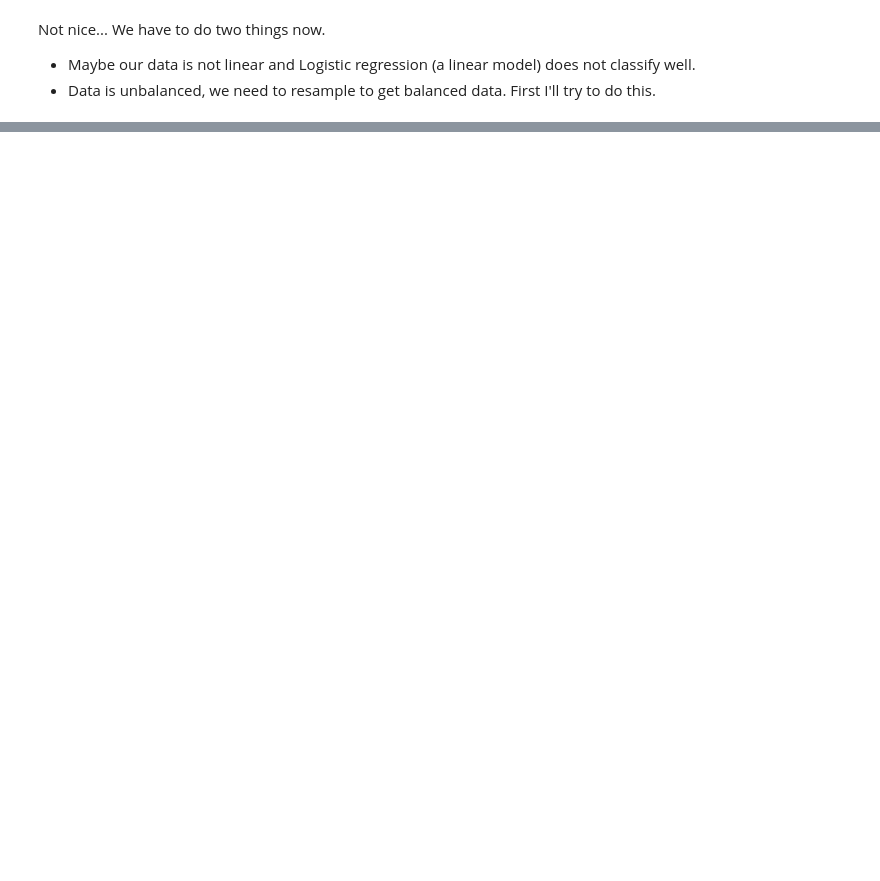
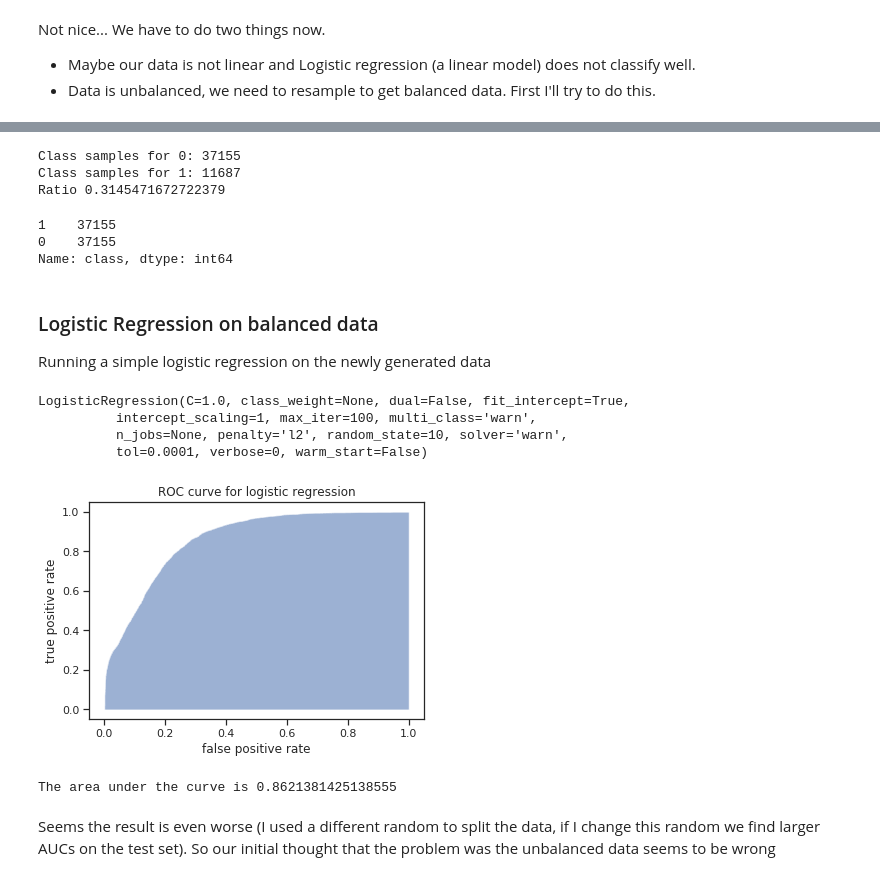
Before and after one commit to SebastiaAgramunt/DataScience, a Jupyter notebook: notebooks/1_Salary_Prediction.ipynb, the cells around one changed output, grey strips where cells are left out. Cells and saved outputs as stored; diff of their text form; code cells hidden in the pictures; blank space fills up the shorter version.

```diff
--- a/notebooks/1_Salary_Prediction.ipynb
+++ b/notebooks/1_Salary_Prediction.ipynb
@@ -365,0 +370,79 @@ Not nice... We have to do two things now.
+# %%
+class_samples = df.groupby("class")["class"].agg("count")
+print("Class samples for 0: {}".format(class_samples[0]))
+print("Class samples for 1: {}".format(class_samples[1]))
+print("Ratio {}".format(class_samples[1]/class_samples[0]))
+# %% [output]
+Class samples for 0: 37155
+Class samples for 1: 11687
+Ratio 0.3145471672722379
+# %%
+from sklearn.utils import resample
+
+# Separate majority and minority classes
+df_majority = df.loc[df["class"] == 0,:]
+df_minority = df.loc[df["class"] == 1,:]
+
+n_samples = max([class_samples[0], class_samples[1]])
+
+# Upsample minority class
+df_minority_upsampled = resample(df_minority,
+                                 replace=True,     # sample with replacement
+                                 n_samples=n_samples,    # to match majority class
+                                 random_state=123) # reproducible results
+
+# Combine majority class with upsampled minority class
+df_upsampled = pd.concat([df_majority, df_minority_upsampled])
+
+# Display new class counts
+df_upsampled["class"].value_counts()
+# %% [output]
+1    37155
+0    37155
+Name: class, dtype: int64
+# %%
+df_ml = df_upsampled.copy()
+
+#one hot encode the part we need
+encoded = pd.get_dummies(df_ml.loc[:,categorical])
+df_ml = pd.concat([df_ml.loc[:,numerical],encoded],axis = 1)
+df_ml.head()
+
+X_ = df_ml.copy()
+y_ = df_upsampled[target]
+X_train_, X_test_, y_train_, y_test_ = train_test_split(X, y, test_size=0.33, random_state=1)
+# %% [markdown]
+### Logistic Regression on balanced data
+
+Running a simple logistic regression on the newly generated data
+# %%
+logistic = LogisticRegression(random_state=10)
+logistic.fit(X_train_.values,y_train_.values.reshape(-1))
+# %% [output]
+LogisticRegression(C=1.0, class_weight=None, dual=False, fit_intercept=True,
+          intercept_scaling=1, max_iter=100, multi_class='warn',
+          n_jobs=None, penalty='l2', random_state=10, solver='warn',
+          tol=0.0001, verbose=0, warm_start=False)
+# %%
+#with this we get the score of the prediciton (not 0 or 1, but something in between). Usually if prediction is less
+#than 0.5 then the event is classified as 0 and 1 otherwise.
+scores = logistic.decision_function(X_test_)
+fpr, tpr, _ = roc_curve(y_test_,scores)
+
+#now, let's plot it!!
+
+plt.clf() #clear plot
+plt.title("ROC curve for logistic regression")
+plt.xlabel("false positive rate")
+plt.ylabel("true positive rate")
+#plt.plot(fpr,tpr,linewidth=2)
+plt.fill_between(fpr,0,tpr, alpha = 0.55)
+plt.show()
+
+
+print("The area under the curve is {}".format(auc(fpr,tpr)))
+# %% [output]
+[figure, added]
+The area under the curve is 0.8621381425138555
+# %% [markdown]
+Seems the result is even worse (I used a different random to split the data, if I change this random we find larger AUCs on the test set). So our initial thought that the problem was the unbalanced data seems to be wrong
```
Also changed, not shown: parts of 24 cells of this notebook.
